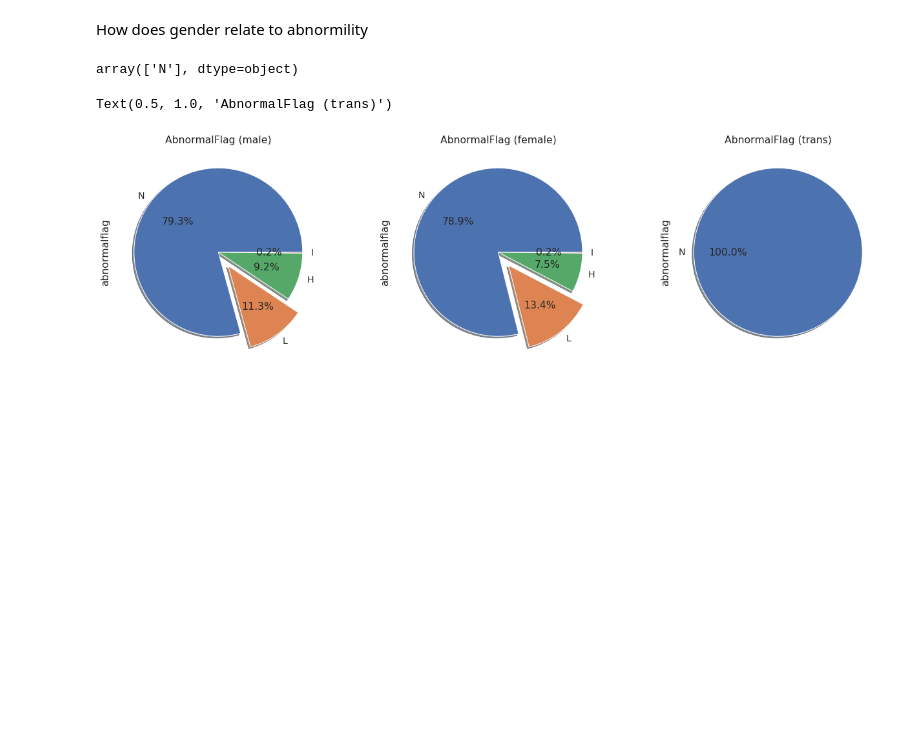
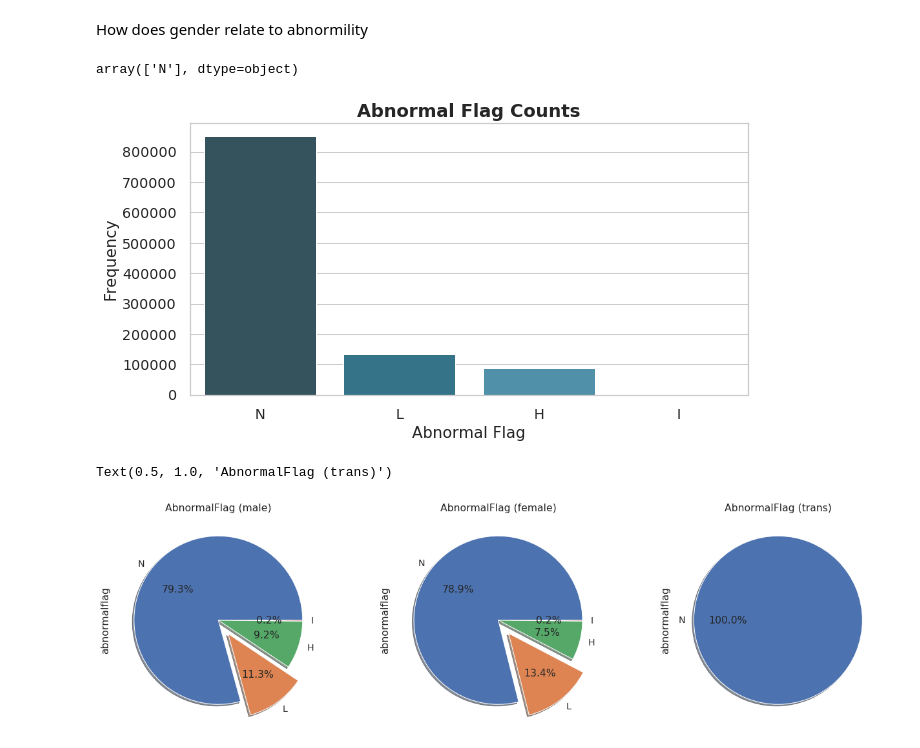
Before and after one commit to jaymalak/HIMS, a Jupyter notebook: HIMS_pilot1to3oct2019.ipynb, the cells around one changed output. Cells and saved outputs as stored; diff of their text form; code cells hidden in the pictures; blank space fills up the shorter version.

```diff
--- a/HIMS_pilot1to3oct2019.ipynb
+++ b/HIMS_pilot1to3oct2019.ipynb
@@ -519,6 +520,15 @@ How does gender relate to abnormility
 all_data['abnormalflag'][all_data['gender'] == 'O'].unique()
 # %% [output]
 array(['N'], dtype=object)
+# %%
+plt.figure(figsize=(10,5))
+sns.countplot('abnormalflag',data = all_data, order = all_data['abnormalflag'].value_counts().index,palette="PuBuGn_d")
+plt.title("Abnormal Flag Counts",fontsize=18,fontweight="bold")
+plt.xlabel('Abnormal Flag')
+plt.ylabel('Frequency')
+plt.show()
+# %% [output]
+[figure, added]
 # %%
 f,ax = plt.subplots(1,3,figsize=(22,6))
 all_data['abnormalflag'][all_data['gender'] == 'M'].value_counts().plot.pie(explode=[0,0.2,0,0],autopct='%1.1f%%',ax=ax[0],shadow=True)
```
Also changed, not shown: parts of 3 cells of this notebook.
